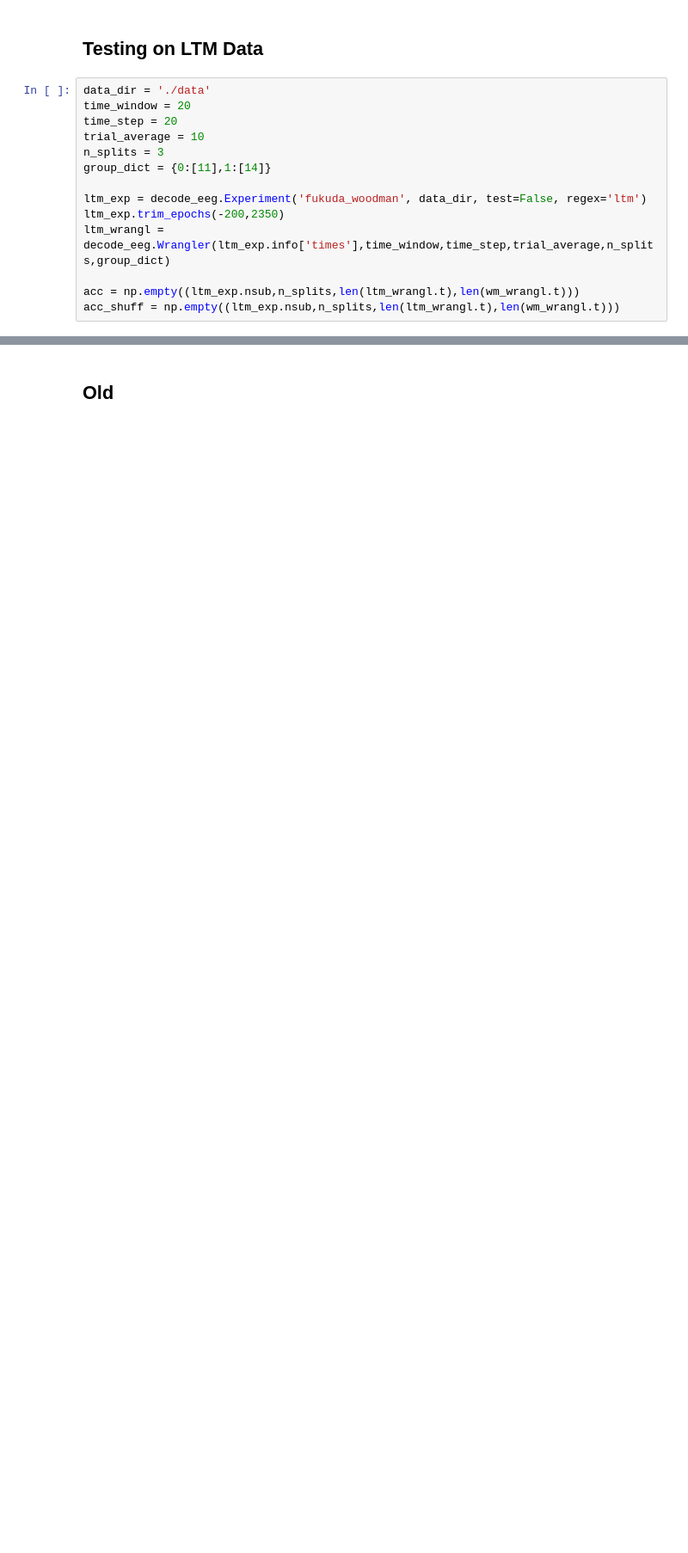
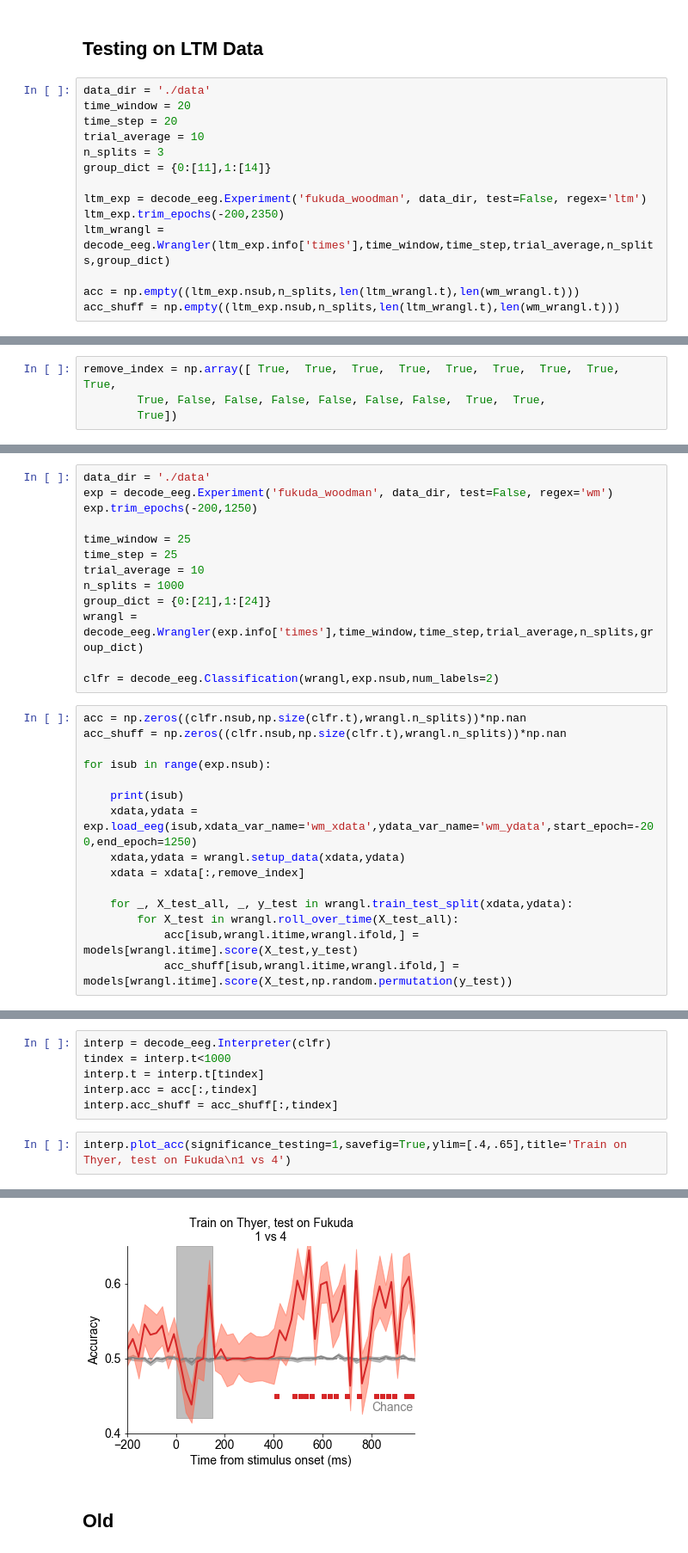
Before and after one commit to WilliamThyer/decode_ltm_from_wm, a Jupyter notebook: decode_load.ipynb, the cells around one changed output, grey strips where cells are left out. Shown at 86% size. Saved outputs shown, nothing was run; the diff lists cells and outputs as text; blank space fills up the shorter version.

```diff
--- a/decode_load.ipynb
+++ b/decode_load.ipynb
@@ -401,0 +549,4 @@ winsound.PlaySound("SystemExit", winsound.SND_ALIAS)
+# %%
+remove_index = np.array([ True,  True,  True,  True,  True,  True,  True,  True,  True,
+        True, False, False, False, False, False, False,  True,  True,
+        True])
@@ -412,0 +605,28 @@ plt.colorbar();
+# %%
+data_dir = './data'
+exp = decode_eeg.Experiment('fukuda_woodman', data_dir, test=False, regex='wm')
+exp.trim_epochs(-200,1250)
+
+time_window = 25
+time_step = 25
+trial_average = 10
+n_splits = 1000
+group_dict = {0:[21],1:[24]}
+wrangl = decode_eeg.Wrangler(exp.info['times'],time_window,time_step,trial_average,n_splits,group_dict)
+
+clfr = decode_eeg.Classification(wrangl,exp.nsub,num_labels=2)
+# %%
+acc = np.zeros((clfr.nsub,np.size(clfr.t),wrangl.n_splits))*np.nan
+acc_shuff = np.zeros((clfr.nsub,np.size(clfr.t),wrangl.n_splits))*np.nan
+
+for isub in range(exp.nsub):
+
+    print(isub)
+    xdata,ydata = exp.load_eeg(isub,xdata_var_name='wm_xdata',ydata_var_name='wm_ydata',start_epoch=-200,end_epoch=1250)
+    xdata,ydata = wrangl.setup_data(xdata,ydata)
+    xdata = xdata[:,remove_index]
+
+    for _, X_test_all, _, y_test in wrangl.train_test_split(xdata,ydata):
+        for X_test in wrangl.roll_over_time(X_test_all):
+            acc[isub,wrangl.itime,wrangl.ifold,] = models[wrangl.itime].score(X_test,y_test)
+            acc_shuff[isub,wrangl.itime,wrangl.ifold,] = models[wrangl.itime].score(X_test,np.random.permutation(y_test))
@@ -412,0 +652,9 @@ plt.colorbar();
+# %%
+interp = decode_eeg.Interpreter(clfr)
+tindex = interp.t<1000
+interp.t = interp.t[tindex]
+interp.acc = acc[:,tindex]
+interp.acc_shuff = acc_shuff[:,tindex]
+# %%
+interp.plot_acc(significance_testing=1,savefig=True,ylim=[.4,.65],title='Train on Thyer, test on Fukuda\n1 vs 4')
+# %% [output]
@@ -413,3 +663,4 @@ plt.colorbar();
+[figure, added]
 # %% [markdown]
 ## Old
 # %%
```
Also changed, not shown: parts of 28 cells of this notebook.
